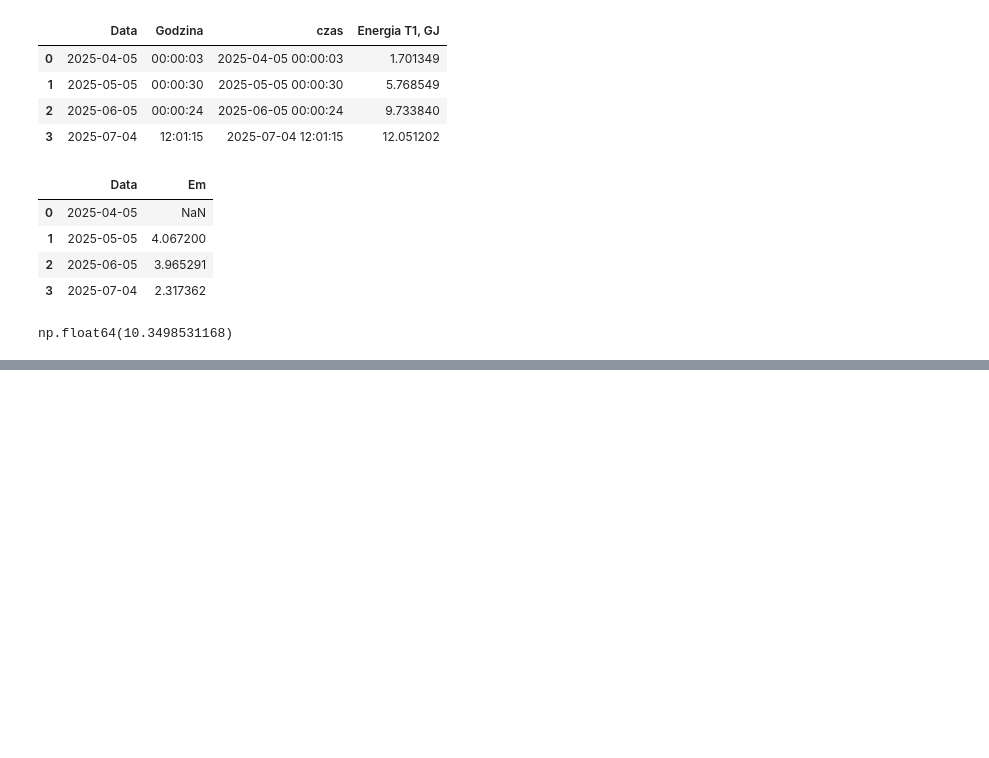
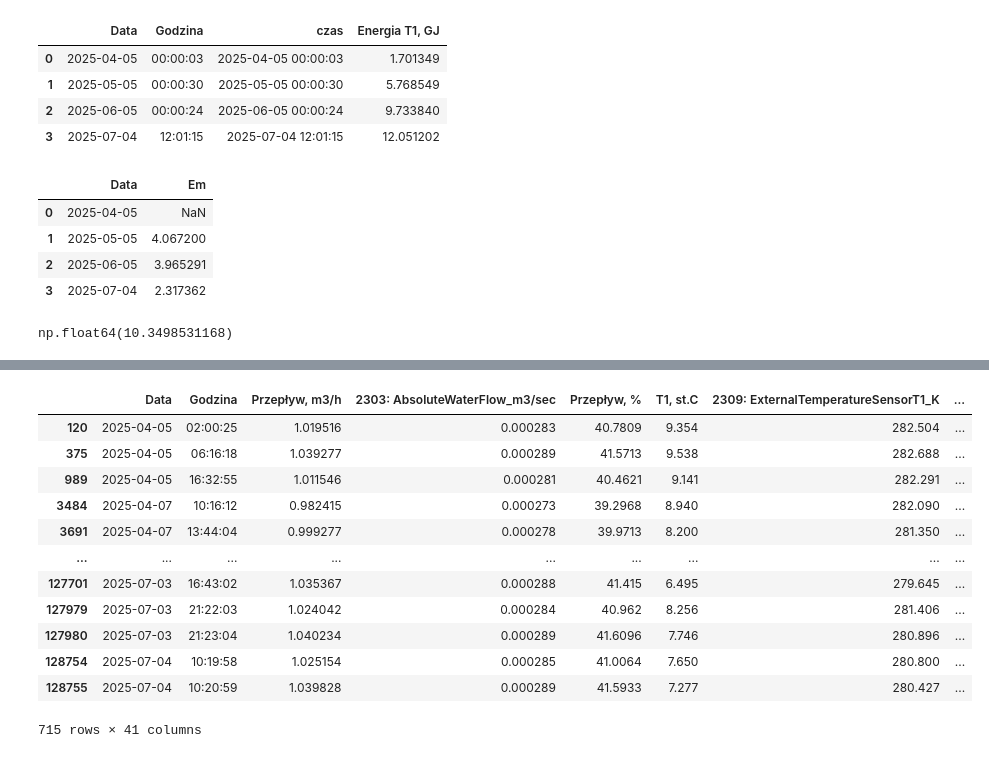
Before and after one commit to martynabocian/martynabocian.github.io, a Jupyter notebook: Charts.ipynb, the cells around one changed output, grey strips where cells are left out. Drawn from its saved outputs; the diff is of its cells as text; code cells hidden in the pictures; blank space fills up the shorter version.

```diff
--- a/Charts.ipynb
+++ b/Charts.ipynb
@@ -1186,0 +1207,22 @@ ValueError: Value of 'y' is not the name of a column in 'data_frame'. Expected o
+# %%
+import plotly.express as px
+
+filtered_df = df_belimo[df_belimo["Przepływ, m3/h"] > 0]
+
+fig = px.bar(
+    filtered_df,
+    x="czas",
+    y="Tsr",
+    title="Temperatura czynnika po stronie sieciowej",
+    labels={"czas": "Czas", "Tsr": "Tsr [°C]"},
+)
+
+fig.update_layout(
+    height=500,
+    hovermode="x unified",
+    margin=dict(l=70, r=20, t=60, b=50),
+)
+
+fig.update_xaxes(rangeslider_visible=True, tickangle=-45)
+
+fig.write_html("temperatura_czynnika_po_stronie_sieciowej.html", include_plotlyjs="cdn")
@@ -1186,0 +1255,16 @@ ValueError: Value of 'y' is not the name of a column in 'data_frame'. Expected o
+# %%
+filtered_df[filtered_df["T1"] < 10]
+# %% [output]
+|  | Data | Godzina | Przepływ, m3/h | 2303: AbsoluteWaterFlow_m3/sec | Przepływ, % | T1, st.C | 2309: ExternalTemperatureSensorT1_K | ... |
+| 120 | 2025-04-05 | 02:00:25 | 1.019516 | 0.000283 | 40.7809 | 9.354 | 282.504 | ... |
+| 375 | 2025-04-05 | 06:16:18 | 1.039277 | 0.000289 | 41.5713 | 9.538 | 282.688 | ... |
+| 989 | 2025-04-05 | 16:32:55 | 1.011546 | 0.000281 | 40.4621 | 9.141 | 282.291 | ... |
+| 3484 | 2025-04-07 | 10:16:12 | 0.982415 | 0.000273 | 39.2968 | 8.940 | 282.090 | ... |
+| 3691 | 2025-04-07 | 13:44:04 | 0.999277 | 0.000278 | 39.9713 | 8.200 | 281.350 | ... |
+| ... | ... | ... | ... | ... | ... | ... | ... | ... |
+| 127701 | 2025-07-03 | 16:43:02 | 1.035367 | 0.000288 | 41.415 | 6.495 | 279.645 | ... |
+| 127979 | 2025-07-03 | 21:22:03 | 1.024042 | 0.000284 | 40.962 | 8.256 | 281.406 | ... |
+| 127980 | 2025-07-03 | 21:23:04 | 1.040234 | 0.000289 | 41.6096 | 7.746 | 280.896 | ... |
+| 128754 | 2025-07-04 | 10:19:58 | 1.025154 | 0.000285 | 41.0064 | 7.650 | 280.800 | ... |
+| 128755 | 2025-07-04 | 10:20:59 | 1.039828 | 0.000289 | 41.5933 | 7.277 | 280.427 | ... |
+715 rows × 41 columns
```
Also changed, not shown: parts of 7 cells of this notebook, 1 other file.
